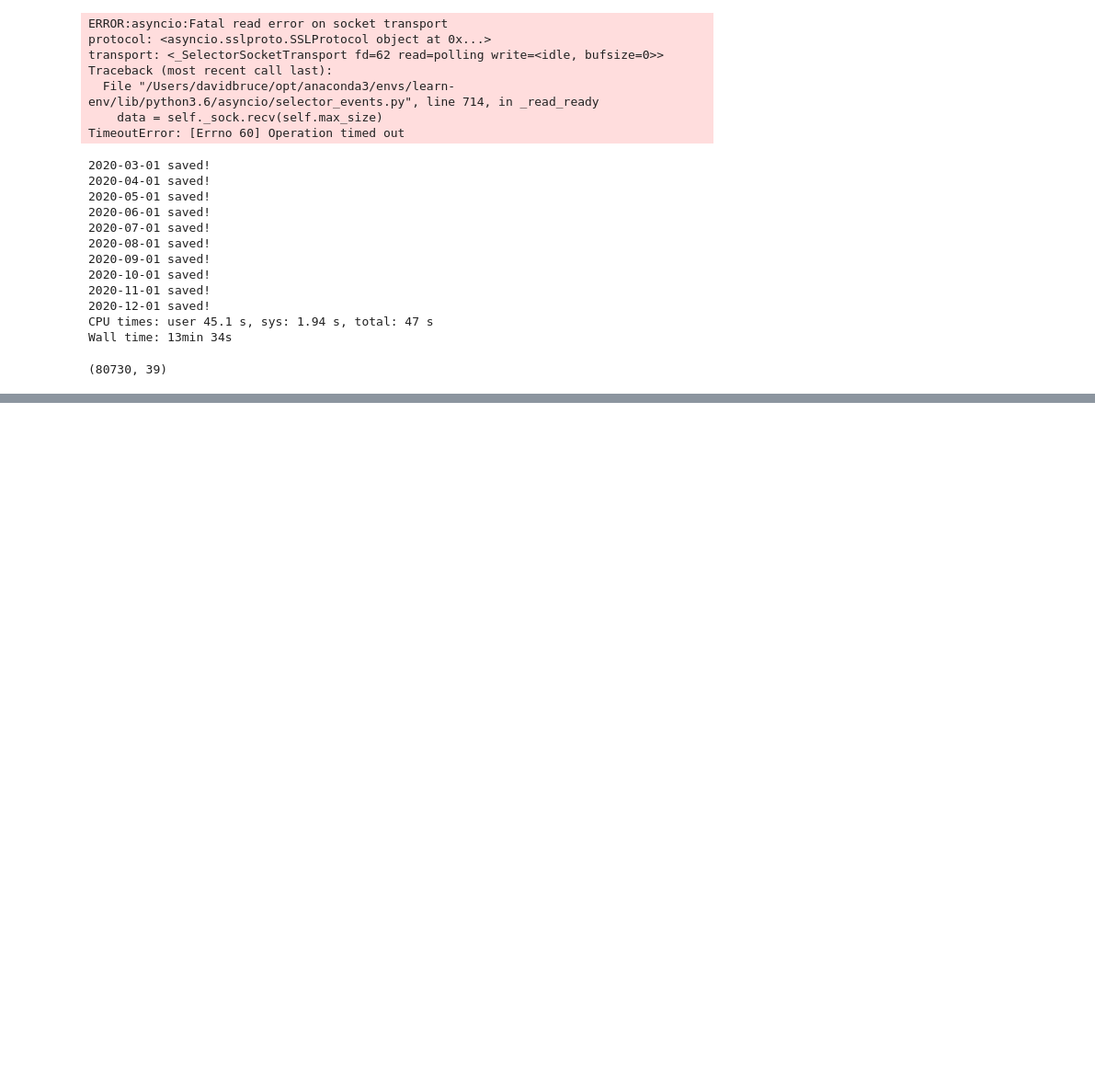
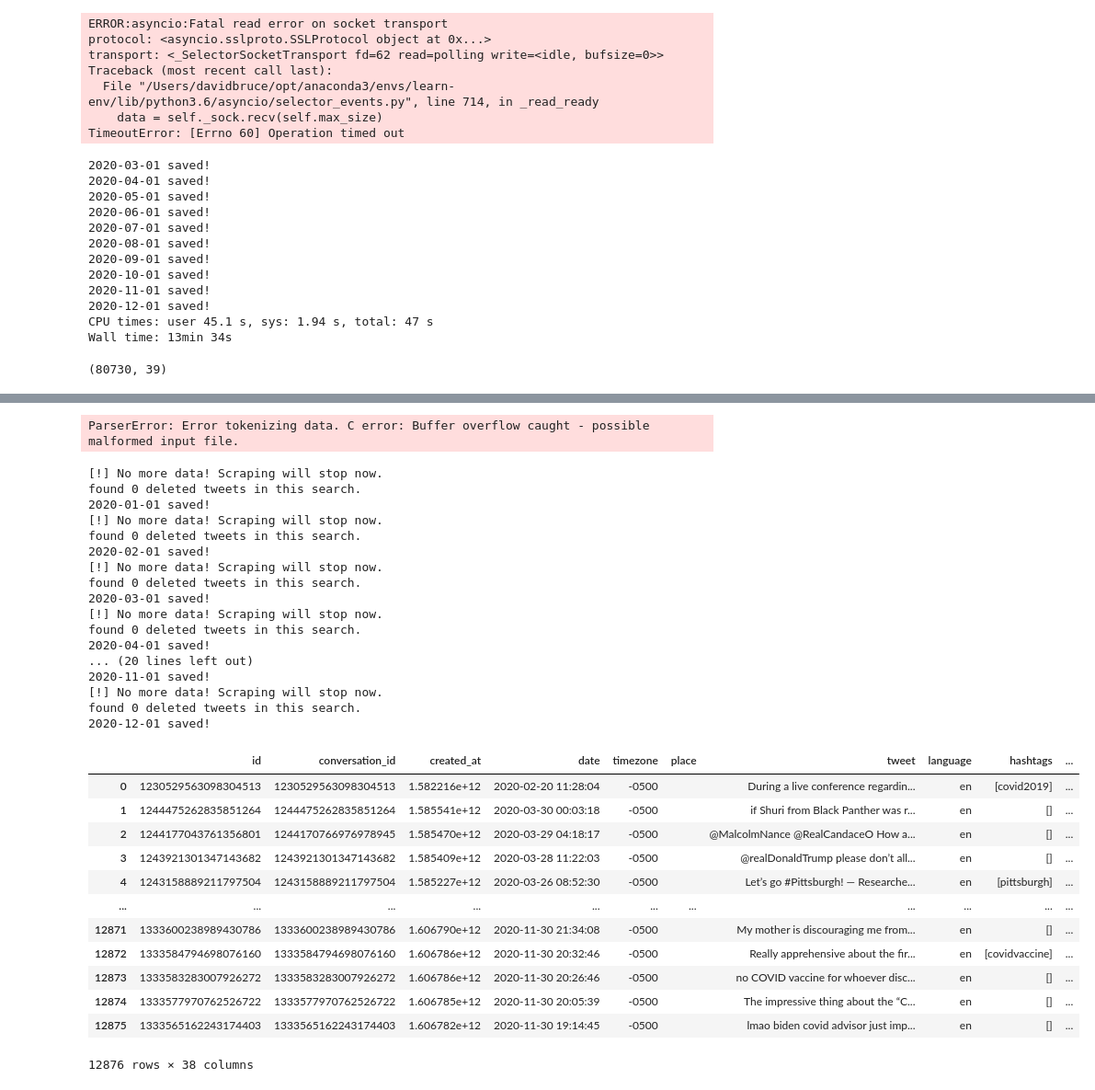
Before and after one commit to davidlebruce/covid_vaccine_tweets, a Jupyter notebook: web_scraping.ipynb, the cells around one changed output, grey strips where cells are left out. Shown at 92% size. Cells and saved outputs as stored; diff of their text form; code cells hidden in the pictures; blank space fills up the shorter version.

```diff
--- a/web_scraping.ipynb
+++ b/web_scraping.ipynb
@@ -179,0 +335,4 @@ df_3.shape
+# %%
+df = pd.read_csv('./data/ny_vaccine_tweets_2.csv')
+# %% [output]
+ParserError: Error tokenizing data. C error: Buffer overflow caught - possible malformed input file.
@@ -179,0 +341,37 @@ df_3.shape
+# %%
+search = 'covid vaccine'
+city = 'New York'
+filename = 'no_limit_ny'
+# %%
+search_loc_loop(search, city, filename)
+# %% [output]
+[!] No more data! Scraping will stop now.
+found 0 deleted tweets in this search.
+2020-01-01 saved!
+[!] No more data! Scraping will stop now.
+found 0 deleted tweets in this search.
+2020-02-01 saved!
+[!] No more data! Scraping will stop now.
+found 0 deleted tweets in this search.
+2020-03-01 saved!
+[!] No more data! Scraping will stop now.
+found 0 deleted tweets in this search.
+2020-04-01 saved!
+... (20 lines left out)
+2020-11-01 saved!
+[!] No more data! Scraping will stop now.
+found 0 deleted tweets in this search.
+2020-12-01 saved!
+|  | id | conversation_id | created_at | date | timezone | place | tweet | language | hashtags | ... |
+| 0 | 1230529563098304513 | 1230529563098304513 | 1.582216e+12 | 2020-02-20 11:28:04 | -0500 |  | During a live conference regardin... | en | [covid2019] | ... |
+| 1 | 1244475262835851264 | 1244475262835851264 | 1.585541e+12 | 2020-03-30 00:03:18 | -0500 |  | if Shuri from Black Panther was r... | en | [] | ... |
+| 2 | 1244177043761356801 | 1244170766976978945 | 1.585470e+12 | 2020-03-29 04:18:17 | -0500 |  | @MalcolmNance @RealCandaceO How a... | en | [] | ... |
+| 3 | 1243921301347143682 | 1243921301347143682 | 1.585409e+12 | 2020-03-28 11:22:03 | -0500 |  | @realDonaldTrump please don’t all... | en | [] | ... |
+| 4 | 1243158889211797504 | 1243158889211797504 | 1.585227e+12 | 2020-03-26 08:52:30 | -0500 |  | Let’s go #Pittsburgh! — Researche... | en | [pittsburgh] | ... |
+| ... | ... | ... | ... | ... | ... | ... | ... | ... | ... | ... |
+| 12871 | 1333600238989430786 | 1333600238989430786 | 1.606790e+12 | 2020-11-30 21:34:08 | -0500 |  | My mother is discouraging me from... | en | [] | ... |
+| 12872 | 1333584794698076160 | 1333584794698076160 | 1.606786e+12 | 2020-11-30 20:32:46 | -0500 |  | Really apprehensive about the fir... | en | [covidvaccine] | ... |
+| 12873 | 1333583283007926272 | 1333583283007926272 | 1.606786e+12 | 2020-11-30 20:26:46 | -0500 |  | no COVID vaccine for whoever disc... | en | [] | ... |
+| 12874 | 1333577970762526722 | 1333577970762526722 | 1.606785e+12 | 2020-11-30 20:05:39 | -0500 |  | The impressive thing about the “C... | en | [] | ... |
+| 12875 | 1333565162243174403 | 1333565162243174403 | 1.606782e+12 | 2020-11-30 19:14:45 | -0500 |  | lmao biden covid advisor just imp... | en | [] | ... |
+12876 rows × 38 columns
```
Also changed, not shown: parts of 31 cells of this notebook, 5 other files.
